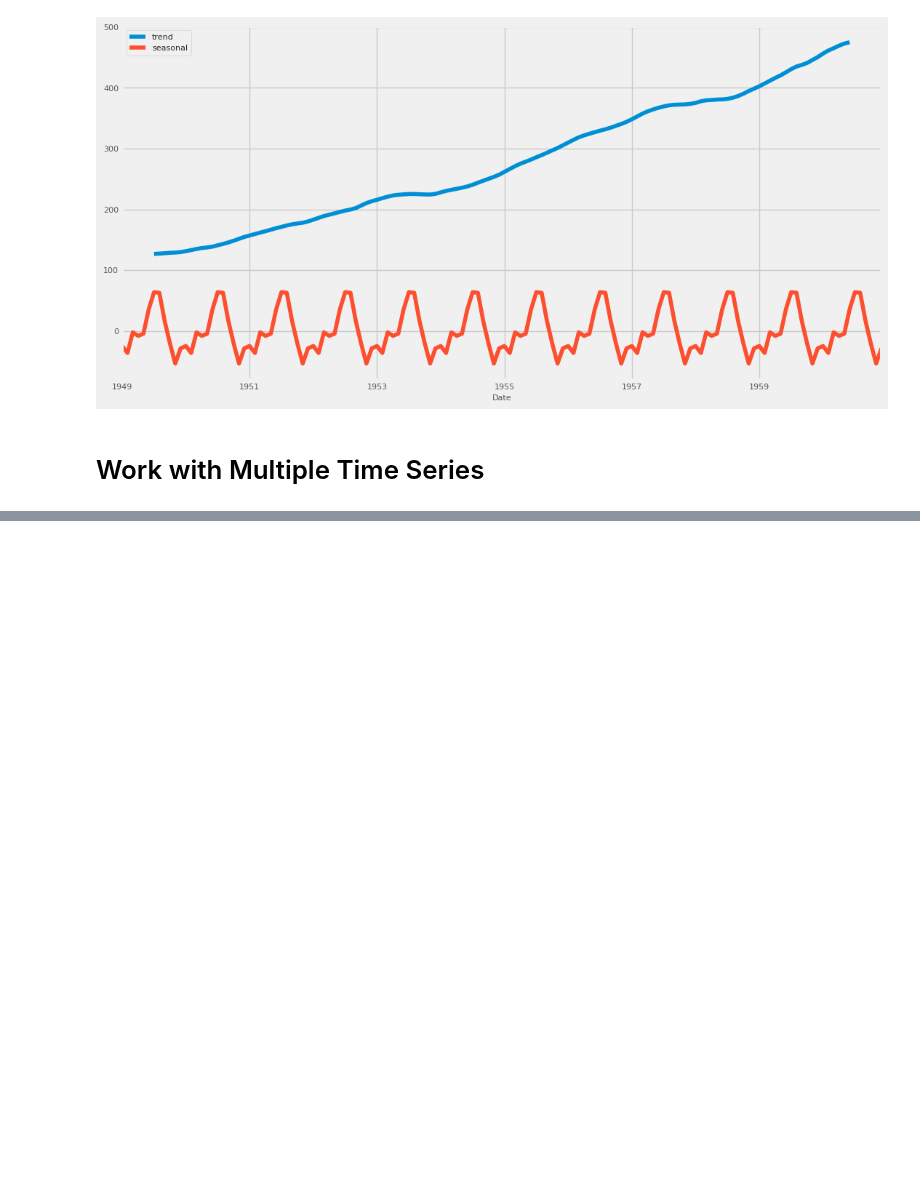
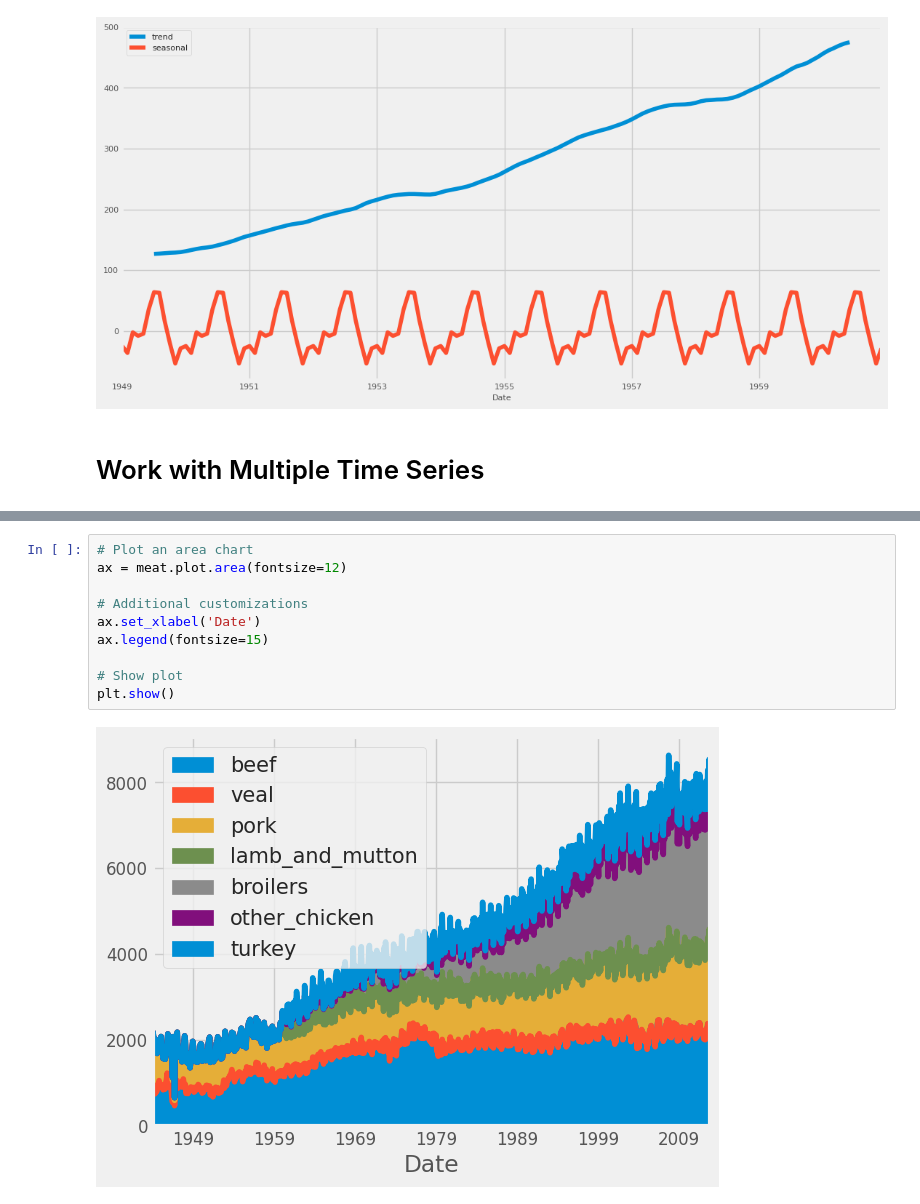
Before and after one commit to MeghanGH/time-series-with-python, a Jupyter notebook: Visualizing_time_series_data_in_python.ipynb, the cells around one changed output, grey strips where cells are left out. Drawn from its saved outputs; the diff is of its cells as text; blank space fills up the shorter version.

```diff
--- a/Visualizing_time_series_data_in_python.ipynb
+++ b/Visualizing_time_series_data_in_python.ipynb
@@ -585,0 +643,12 @@ Month
+# %%
+# Plot an area chart
+ax = meat.plot.area(fontsize=12)
+
+# Additional customizations
+ax.set_xlabel('Date')
+ax.legend(fontsize=15)
+
+# Show plot
+plt.show()
+# %% [output]
+[figure, added]
```
Also changed, not shown: parts of 19 cells of this notebook.
